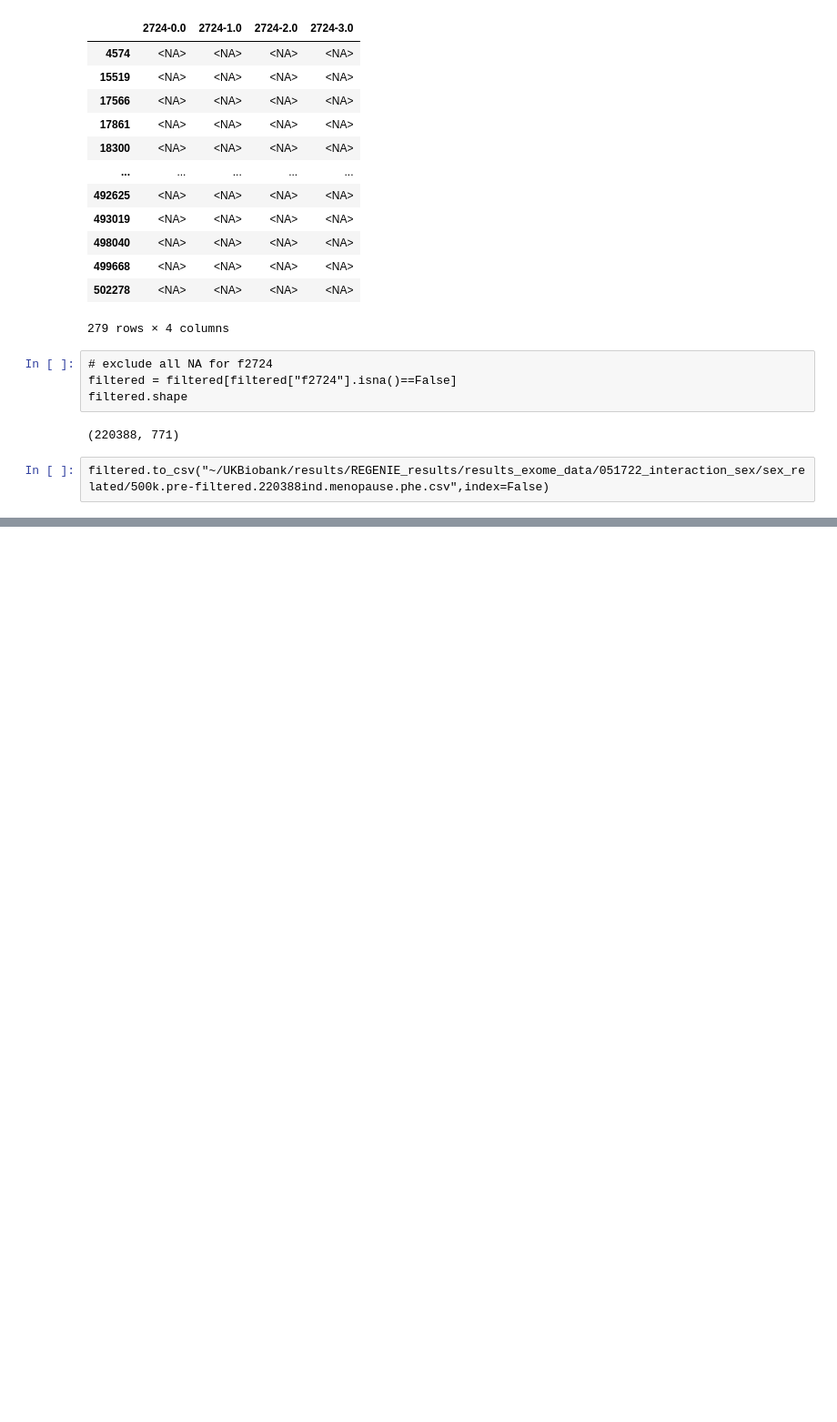
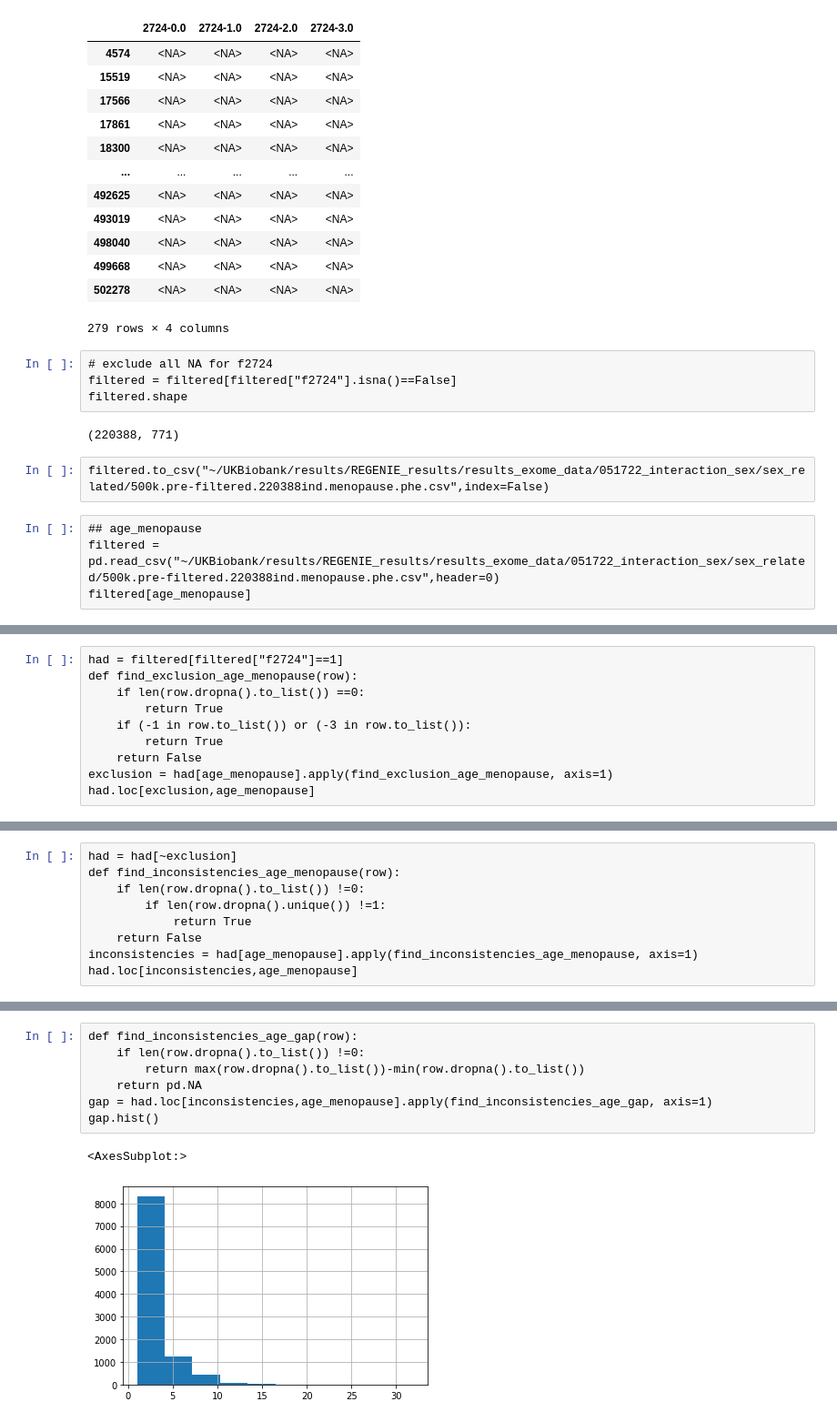
Before and after one commit to statgenetics/UKBB_GWAS_dev, a Jupyter notebook: workflow/051822_ARHI_sex_interaction.ipynb, the cells around one changed output, grey strips where cells are left out. Shown at 91% size. Drawn from its saved outputs; the diff is of its cells as text; blank space fills up the shorter version.

```diff
--- a/workflow/051822_ARHI_sex_interaction.ipynb
+++ b/workflow/051822_ARHI_sex_interaction.ipynb
@@ -1837,3 +1837,7 @@ filtered.shape
 (220388, 771)
 # %%
 filtered.to_csv("~/UKBiobank/results/REGENIE_results/results_exome_data/051722_interaction_sex/sex_related/500k.pre-filtered.220388ind.menopause.phe.csv",index=False)
+# %%
+## age_menopause
+filtered = pd.read_csv("~/UKBiobank/results/REGENIE_results/results_exome_data/051722_interaction_sex/sex_related/500k.pre-filtered.220388ind.menopause.phe.csv",header=0)
+filtered[age_menopause]
@@ -1839,0 +1866,10 @@ filtered.to_csv("~/UKBiobank/results/REGENIE_results/results_exome_data/051722_i
+# %%
+had = filtered[filtered["f2724"]==1]
+def find_exclusion_age_menopause(row):
+    if len(row.dropna().to_list()) ==0:
+        return True
+    if (-1 in row.to_list()) or (-3 in row.to_list()):
+        return True
+    return False
+exclusion = had[age_menopause].apply(find_exclusion_age_menopause, axis=1)
+had.loc[exclusion,age_menopause]
@@ -1839,0 +1890,9 @@ filtered.to_csv("~/UKBiobank/results/REGENIE_results/results_exome_data/051722_i
+# %%
+had = had[~exclusion]
+def find_inconsistencies_age_menopause(row):
+    if len(row.dropna().to_list()) !=0:
+        if len(row.dropna().unique()) !=1:
+            return True
+    return False
+inconsistencies = had[age_menopause].apply(find_inconsistencies_age_menopause, axis=1)
+had.loc[inconsistencies,age_menopause]
@@ -1839,0 +1913,10 @@ filtered.to_csv("~/UKBiobank/results/REGENIE_results/results_exome_data/051722_i
+# %%
+def find_inconsistencies_age_gap(row):
+    if len(row.dropna().to_list()) !=0:
+        return max(row.dropna().to_list())-min(row.dropna().to_list())
+    return pd.NA
+gap = had.loc[inconsistencies,age_menopause].apply(find_inconsistencies_age_gap, axis=1)
+gap.hist()
+# %% [output]
+<AxesSubplot:>
+[figure, added]
```
Also changed, not shown: parts of 44 cells of this notebook.
